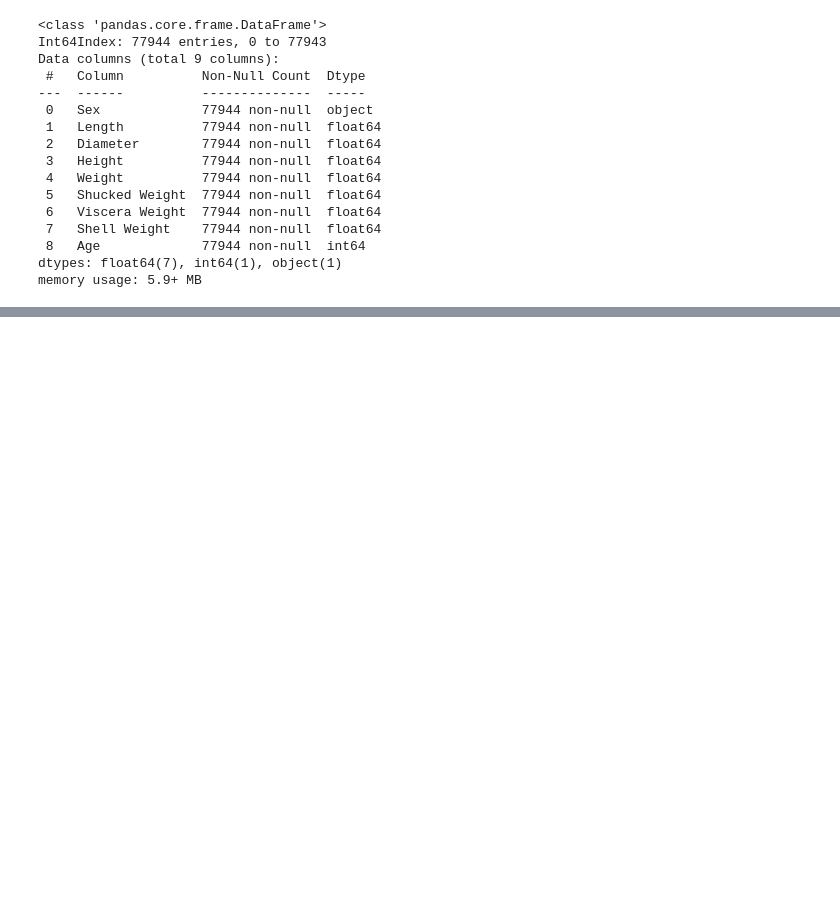
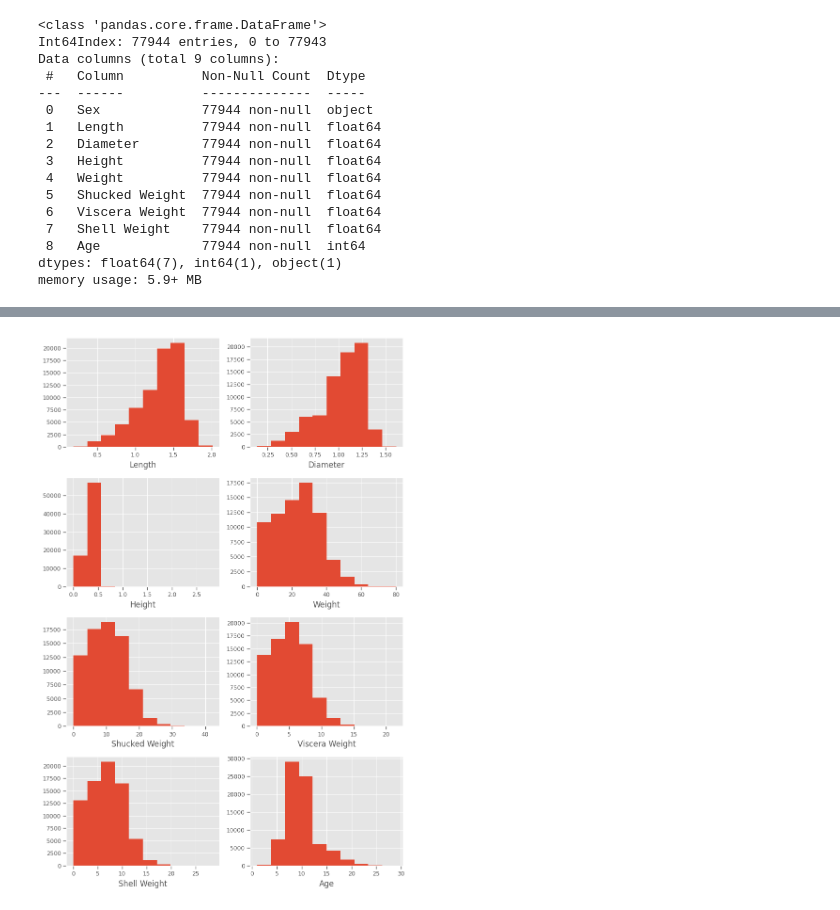
Before and after one commit to bibekebib/kaggle-Competitions, a Jupyter notebook: playground-series-s3e16/Regression with Crab age dataset.ipynb, the cells around one changed output, grey strips where cells are left out. Drawn from its saved outputs; the diff is of its cells as text; code cells hidden in the pictures; blank space fills up the shorter version.

```diff
--- a/playground-series-s3e16/Regression with Crab age dataset.ipynb
+++ b/playground-series-s3e16/Regression with Crab age dataset.ipynb
@@ -173,0 +174,23 @@ sns.heatmap(df_fin.drop(['Diameter','Shucked Weight','Viscera Weight', 'Shell We
+# %%
+# fig, axs = plt.subplots(len(df_fin.drop('Sex',1).columns), len(df_fin.drop('Sex',1).columns), figsize=(10, 10))
+
+fig_width = 8
+fig_height = 3 * num_rows
+
+# Plot histograms for all columns against each other
+fig, axs = plt.subplots(num_rows, 2, figsize=(fig_width, fig_height))
+
+for i, column1 in enumerate(df.drop('Sex',1).columns):
+    row = i // 2
+    col = i % 2
+    axs[row, col].hist(df[column1])
+    axs[row, col].set_xlabel(column1)
+
+# Remove empty subplots if the number of columns is odd
+if num_cols % 2 != 0:
+    fig.delaxes(axs[num_rows - 1, 1])
+
+plt.tight_layout()
+plt.show()
+# %% [output]
+[figure, added]
```
Also changed, not shown: parts of 16 cells of this notebook.
